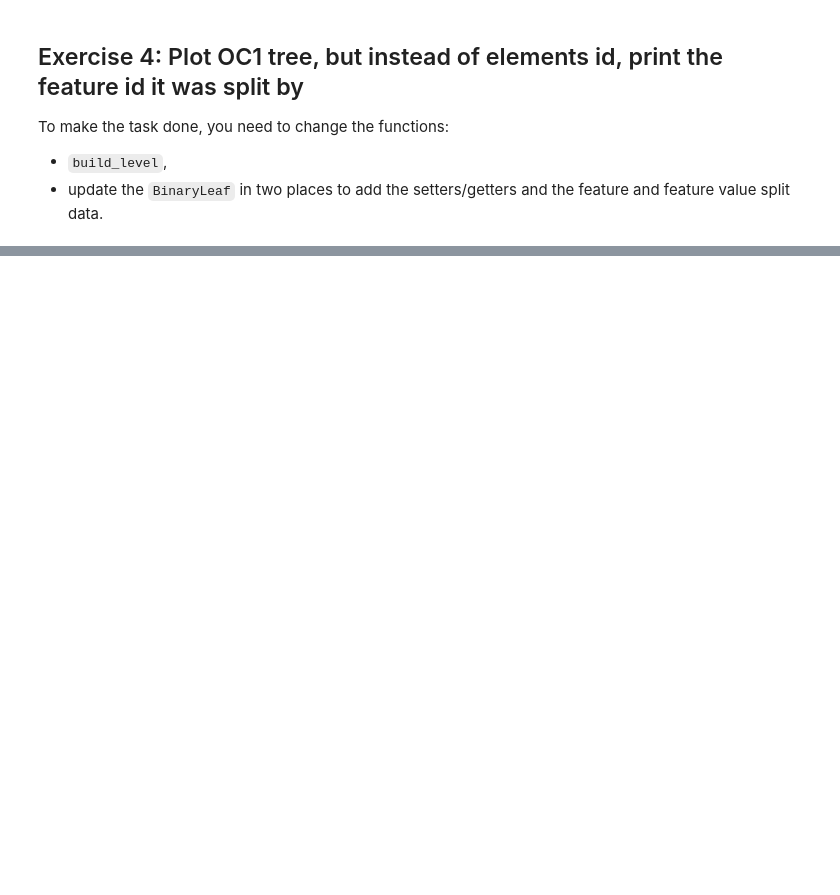
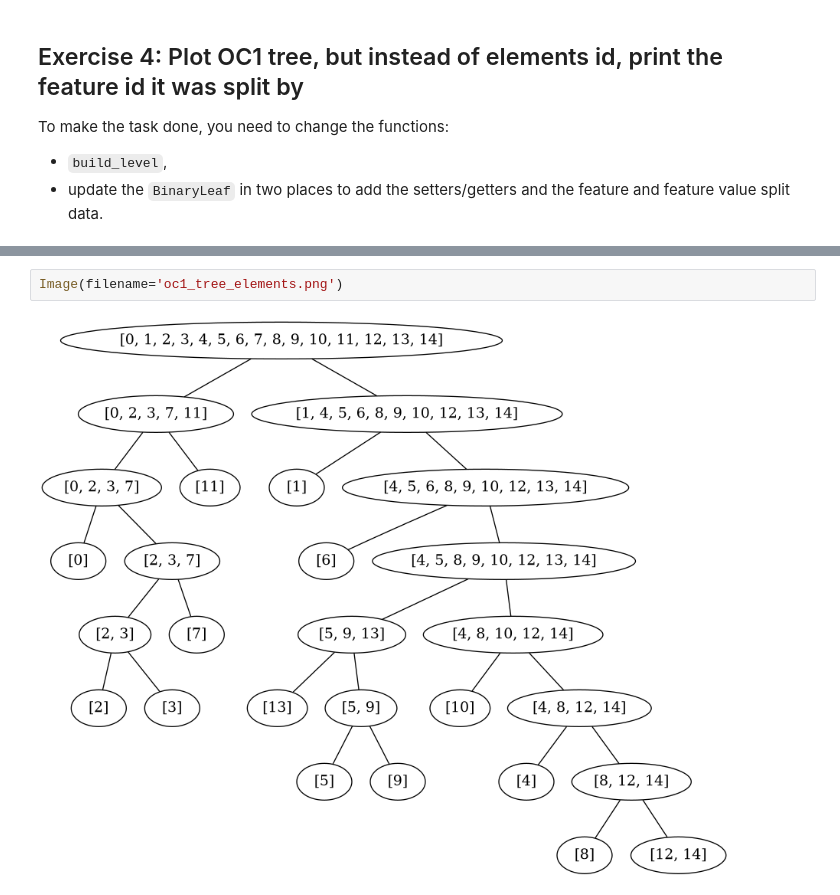
Before and after one commit to noxikoxi/machine-learning, a Jupyter notebook: exercise03/Decision_trees_Exercises.ipynb, the cells around one changed output, grey strips where cells are left out. Drawn from its saved outputs; the diff is of its cells as text; blank space fills up the shorter version.

```diff
--- a/exercise03/Decision_trees_Exercises.ipynb
+++ b/exercise03/Decision_trees_Exercises.ipynb
@@ -843,0 +925,4 @@ ValueError: setting an array element with a sequence. The requested array has an
+# %%
+Image(filename='oc1_tree_elements.png')
+# %% [output]
+[figure, added]
```
Also changed, not shown: parts of 8 cells of this notebook, 8 other files.
